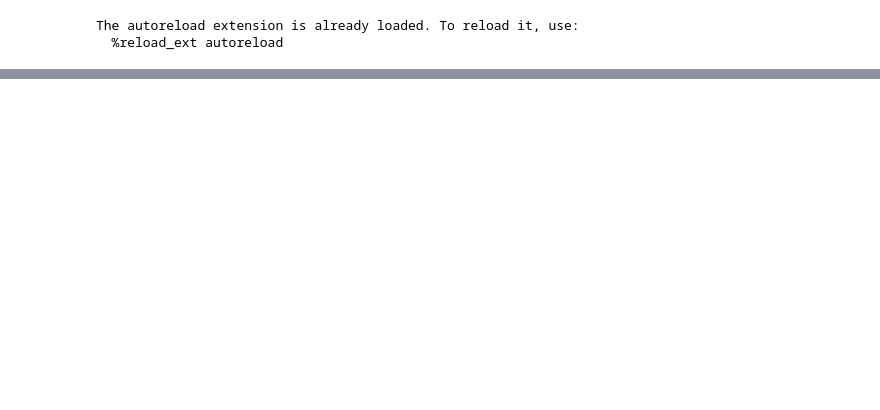
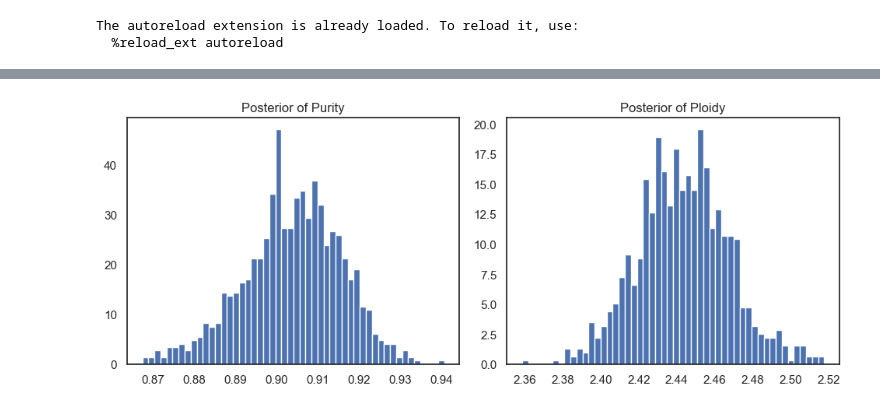
Before and after one commit to valerianilucrezia/locate, a Jupyter notebook: notebooks/data_ProCESS.ipynb, the cells around one changed output, grey strips where cells are left out. Saved outputs shown, nothing was run; the diff lists cells and outputs as text; code cells hidden in the pictures; blank space fills up the shorter version.

```diff
--- a/notebooks/data_ProCESS.ipynb
+++ b/notebooks/data_ProCESS.ipynb
@@ -82,9 +86,11 @@ plot_loss(ll[0])
 # %%
 params = locate.learned_parameters_Clonal()
 # %%
-# from locate.utils import plot_purity_ploidy_hist
-# draws = locate.posterior_draws(num_samples=1000, sites=["purity","ploidy"])
-# plot_purity_ploidy_hist(draws)
+from locate.utils import plot_purity_ploidy_hist
+draws = locate.posterior_draws(num_samples=1000, sites=["purity","ploidy"])
+plot_purity_ploidy_hist(draws)
+# %% [output]
+[figure, added]
 # %%
 purity = params['purity']
 if not fix_ploidy:
```
Also changed, not shown: parts of 10 cells of this notebook, 5 other files.
